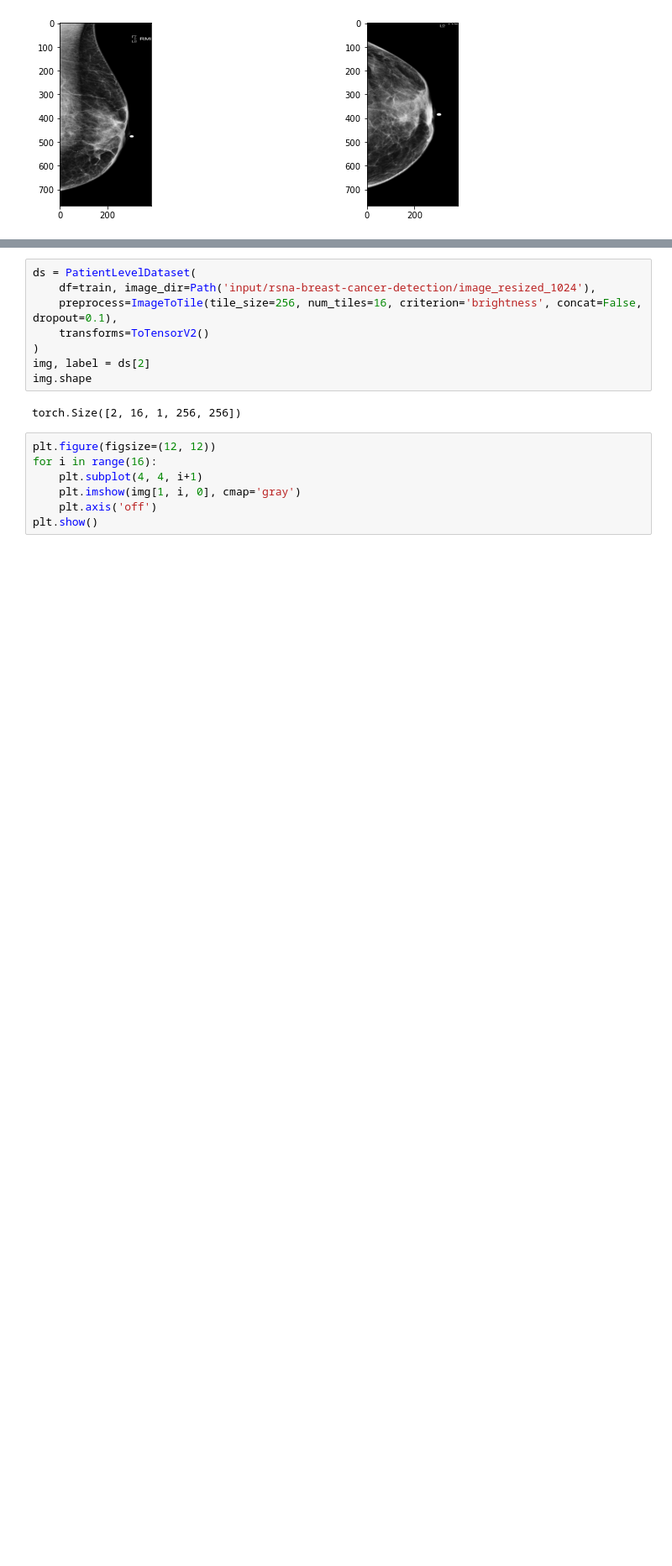
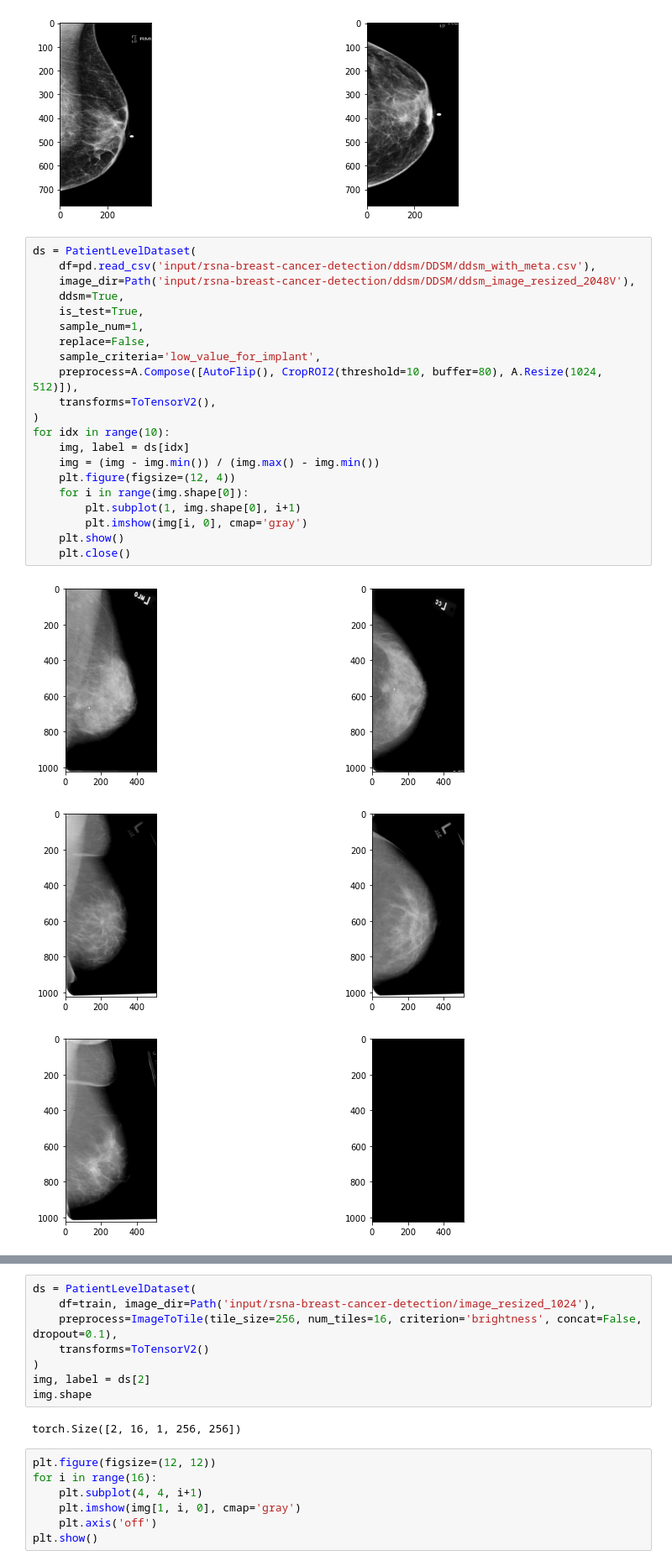
Before and after one commit to analokmaus/kaggle-rsna-breast-cancer, a Jupyter notebook: 00_eda.ipynb, the cells around one changed output, grey strips where cells are left out. Shown at 84% size. Saved outputs shown, nothing was run; the diff lists cells and outputs as text; blank space fills up the shorter version.

Commit message:
add ddsm dataset

```diff
--- a/00_eda.ipynb
+++ b/00_eda.ipynb
@@ -282,3 +290,28 @@ for idx in implant_idx[:10]:
 [figure]
 [figure]
 [figure]
+# %%
+ds = PatientLevelDataset(
+    df=pd.read_csv('input/rsna-breast-cancer-detection/ddsm/DDSM/ddsm_with_meta.csv'),
+    image_dir=Path('input/rsna-breast-cancer-detection/ddsm/DDSM/ddsm_image_resized_2048V'),
+    ddsm=True,
+    is_test=True,
+    sample_num=1,
+    replace=False,
+    sample_criteria='low_value_for_implant',
+    preprocess=A.Compose([AutoFlip(), CropROI2(threshold=10, buffer=80), A.Resize(1024, 512)]),
+    transforms=ToTensorV2(),
+)
+for idx in range(10):
+    img, label = ds[idx]
+    img = (img - img.min()) / (img.max() - img.min())
+    plt.figure(figsize=(12, 4))
+    for i in range(img.shape[0]):
+        plt.subplot(1, img.shape[0], i+1)
+        plt.imshow(img[i, 0], cmap='gray')
+    plt.show()
+    plt.close()
+# %% [output]
+[figure, added]
+[figure, added]
+[figure, added]
```
Also changed, not shown: parts of 4 cells of this notebook, 4 other files.
